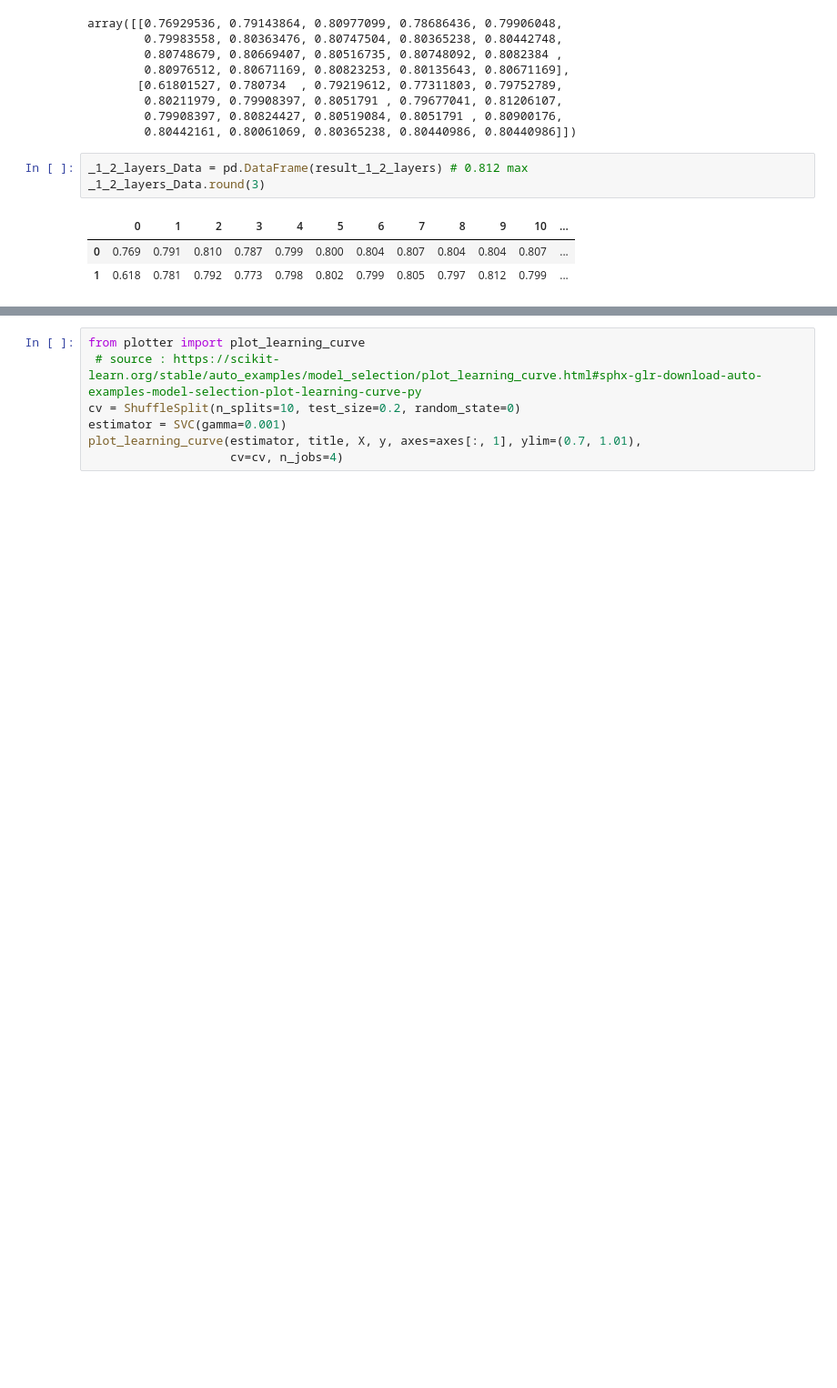
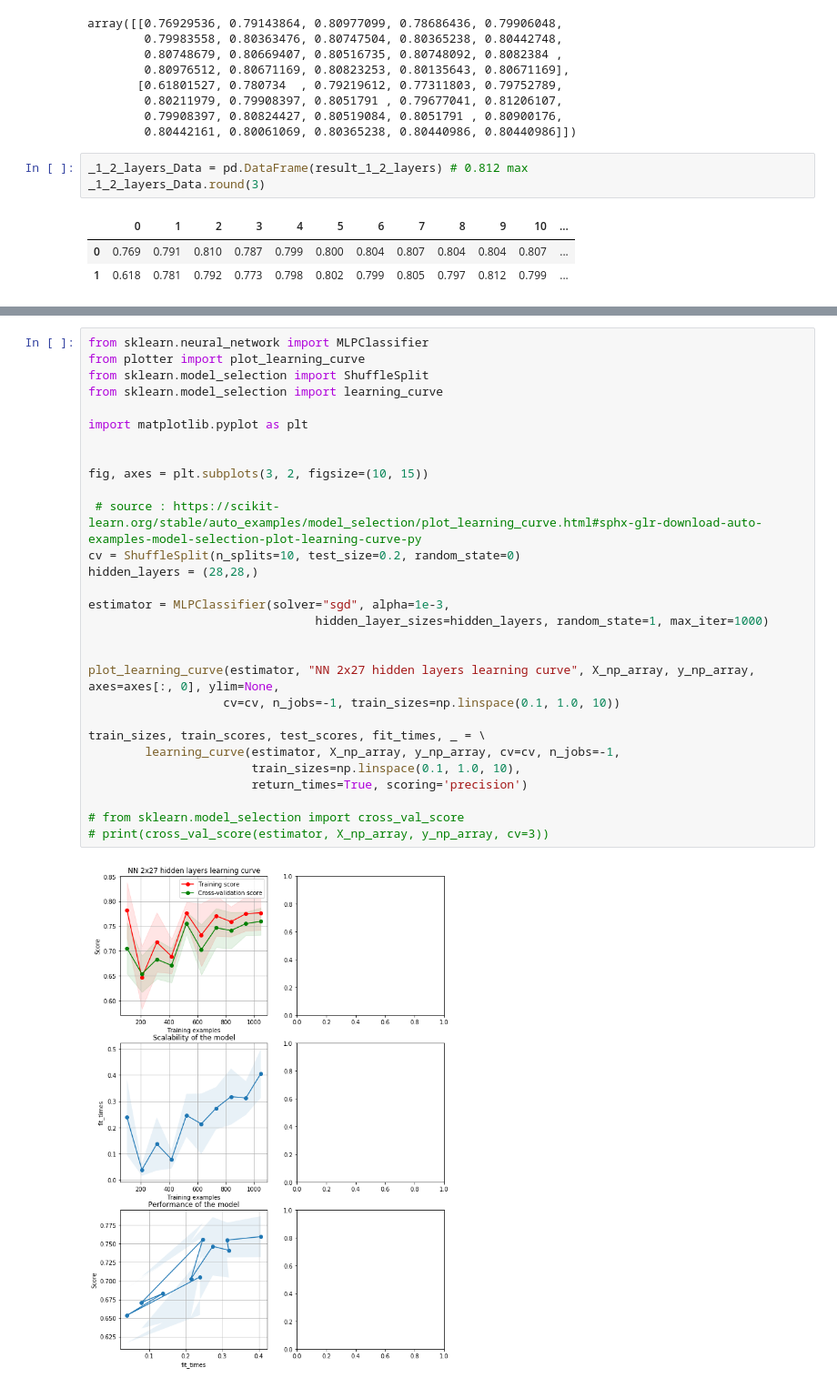
Before and after one commit to michalbogdanowicz/ML-Titanic-2020, a Jupyter notebook: Neural_Networks/PythonNN/Neural Network For Titanic.ipynb, the cells around one changed output, grey strips where cells are left out. Shown at 91% size. Drawn from its saved outputs; the diff is of its cells as text; blank space fills up the shorter version.

Commit message:
visualization is possible and added some text to the steps in the nerual networks

```diff
--- a/Neural_Networks/PythonNN/Neural Network For Titanic.ipynb
+++ b/Neural_Networks/PythonNN/Neural Network For Titanic.ipynb
@@ -166,10 +166,34 @@ So it has been checke that 2 layers with 27 nodes behaves in the best way.
 Let us check now the learning curve.
 
 let us get also the training error.
-# %%
-from plotter import plot_learning_curve
- # source : https://scikit-learn.org/stable/auto_examples/model_selection/plot_learning_curve.html#sphx-glr-download-auto-examples-model-selection-plot-learning-curve-py
-cv = ShuffleSplit(n_splits=10, test_size=0.2, random_state=0)
-estimator = SVC(gamma=0.001)
-plot_learning_curve(estimator, title, X, y, axes=axes[:, 1], ylim=(0.7, 1.01),
-                    cv=cv, n_jobs=4)
+# %%
+from sklearn.neural_network import MLPClassifier
+from plotter import plot_learning_curve
+from sklearn.model_selection import ShuffleSplit
+from sklearn.model_selection import learning_curve
+
+import matplotlib.pyplot as plt
+
+
+fig, axes = plt.subplots(3, 2, figsize=(10, 15))
+
+ # source : https://scikit-learn.org/stable/auto_examples/model_selection/plot_learning_curve.html#sphx-glr-download-auto-examples-model-selection-plot-learning-curve-py
+cv = ShuffleSplit(n_splits=10, test_size=0.2, random_state=0)
+hidden_layers = (28,28,)
+
+estimator = MLPClassifier(solver="sgd", alpha=1e-3,
+                                hidden_layer_sizes=hidden_layers, random_state=1, max_iter=1000)
+
+
+plot_learning_curve(estimator, "NN 2x27 hidden layers learning curve", X_np_array, y_np_array, axes=axes[:, 0], ylim=None,
+                   cv=cv, n_jobs=-1, train_sizes=np.linspace(0.1, 1.0, 10))
+
+train_sizes, train_scores, test_scores, fit_times, _ = \
+        learning_curve(estimator, X_np_array, y_np_array, cv=cv, n_jobs=-1,
+                       train_sizes=np.linspace(0.1, 1.0, 10),
+                       return_times=True, scoring='precision')
+
+# from sklearn.model_selection import cross_val_score
+# print(cross_val_score(estimator, X_np_array, y_np_array, cv=3))
+# %% [output]
+[figure, added]
```
Also changed, not shown: parts of 3 cells of this notebook, 2 other files.
